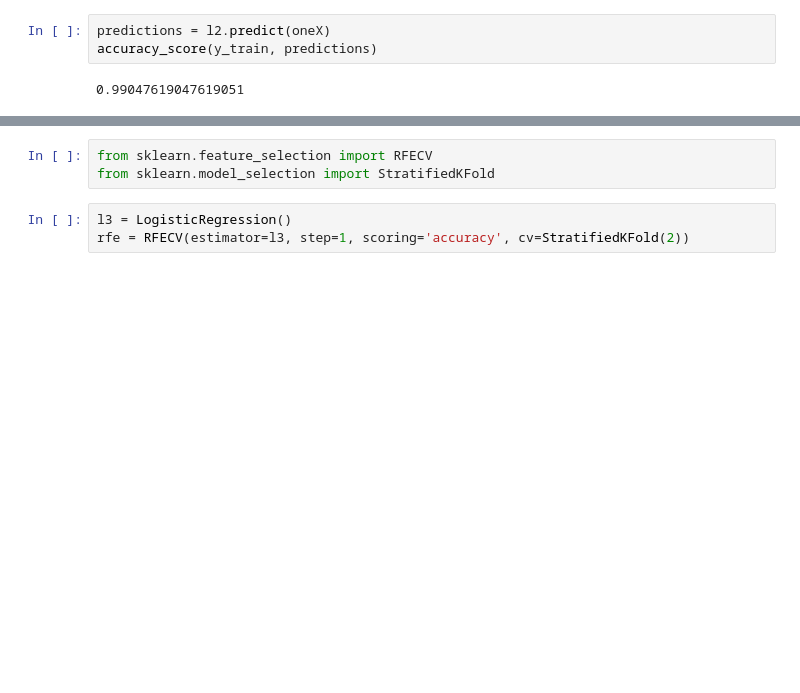
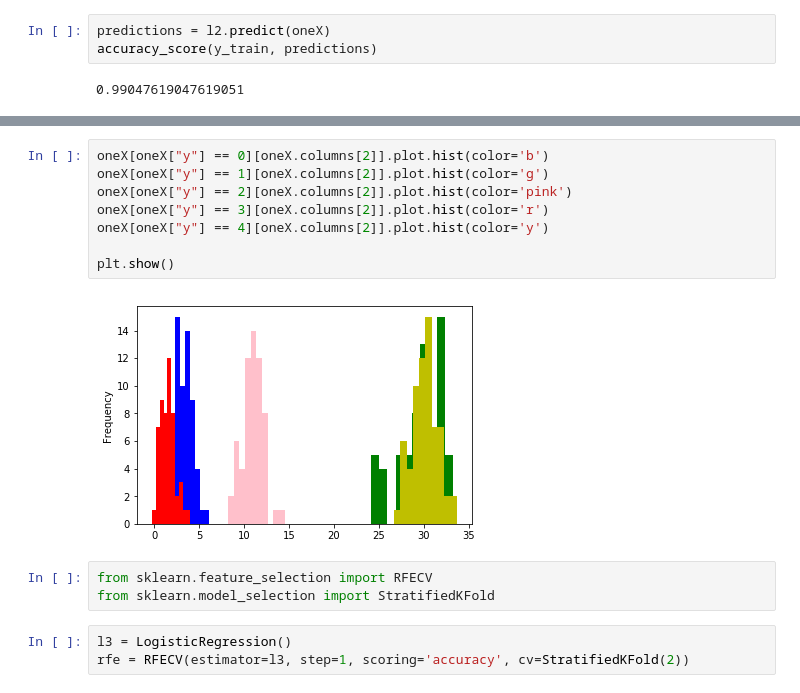
Before and after one commit to 12yuens2/classification-learning, a Jupyter notebook: Untitled.ipynb, the cells around one changed output, grey strips where cells are left out. Saved outputs shown, nothing was run; the diff lists cells and outputs as text; blank space fills up the shorter version.

```diff
--- a/Untitled.ipynb
+++ b/Untitled.ipynb
@@ -78,3 +106,13 @@ accuracy_score(y_train, predictions)
+# %%
+oneX[oneX["y"] == 0][oneX.columns[2]].plot.hist(color='b')
+oneX[oneX["y"] == 1][oneX.columns[2]].plot.hist(color='g')
+oneX[oneX["y"] == 2][oneX.columns[2]].plot.hist(color='pink')
+oneX[oneX["y"] == 3][oneX.columns[2]].plot.hist(color='r')
+oneX[oneX["y"] == 4][oneX.columns[2]].plot.hist(color='y')
+
+plt.show()
+# %% [output]
+[figure, added]
 # %%
 from sklearn.feature_selection import RFECV
 from sklearn.model_selection import StratifiedKFold
```
Also changed, not shown: parts of 4 cells of this notebook.
